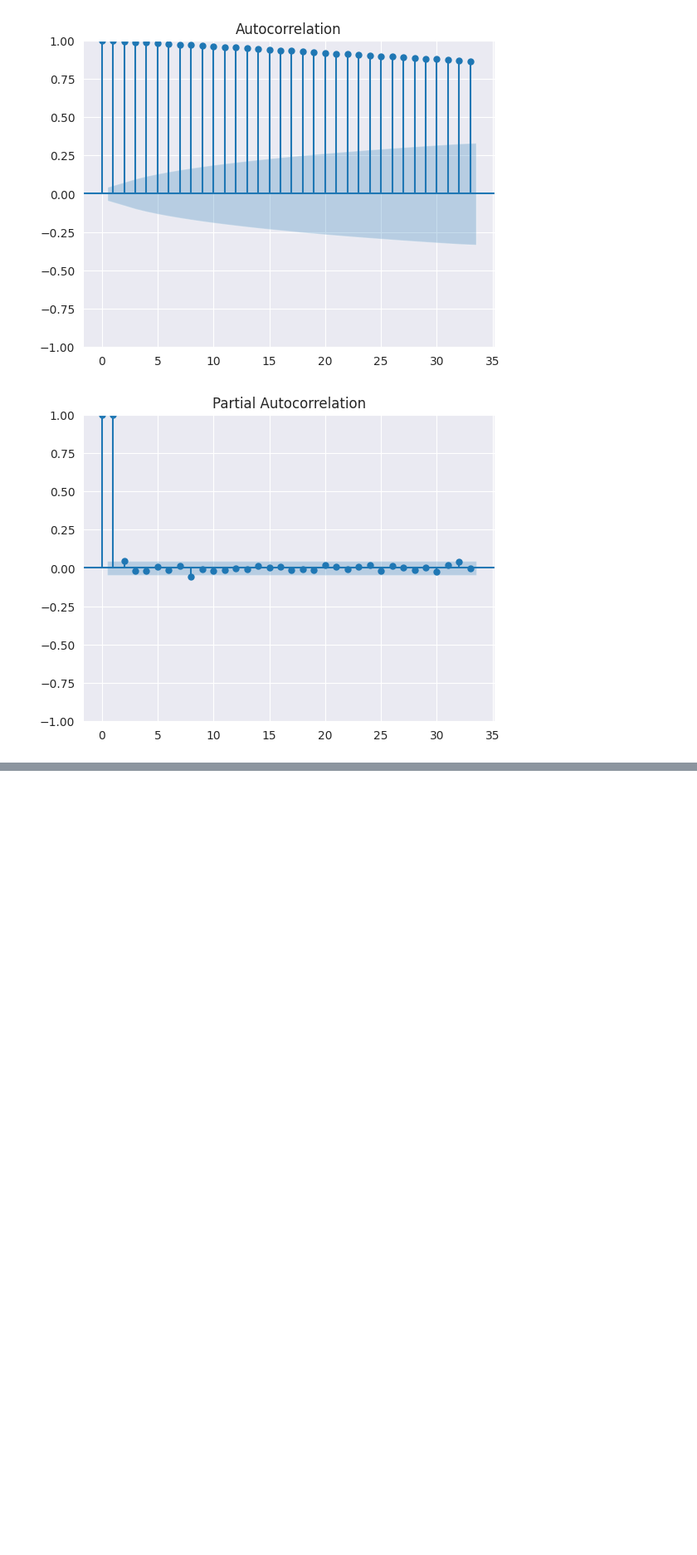
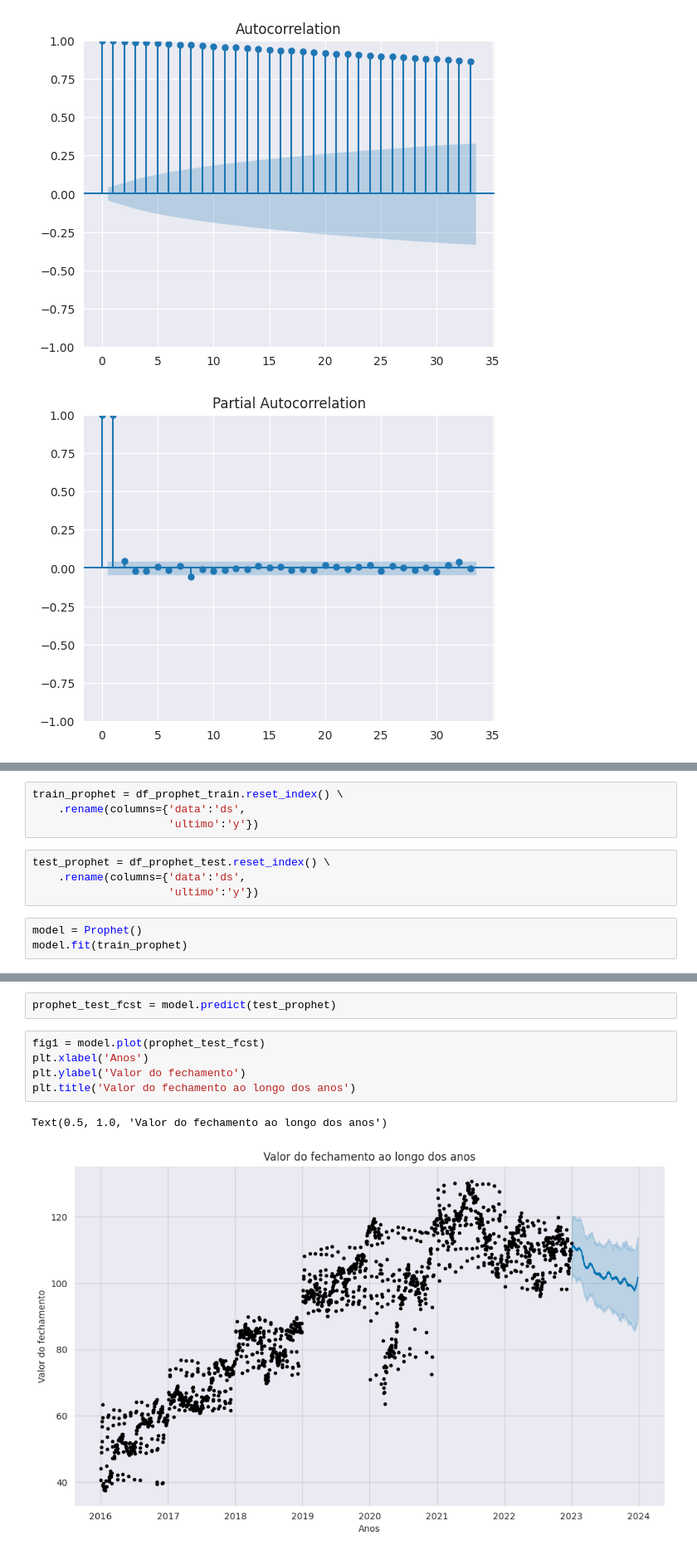
Before and after one commit to thaynnaraluciano/techChallenge2, a Jupyter notebook: TechChallenge_8anos.ipynb, the cells around one changed output, grey strips where cells are left out. Shown at 83% size. Cells and saved outputs as stored; diff of their text form; blank space fills up the shorter version.

```diff
--- a/TechChallenge_8anos.ipynb
+++ b/TechChallenge_8anos.ipynb
@@ -472,0 +623,11 @@ plt.show()
+# %%
+train_prophet = df_prophet_train.reset_index() \
+    .rename(columns={'data':'ds',
+                     'ultimo':'y'})
+# %%
+test_prophet = df_prophet_test.reset_index() \
+    .rename(columns={'data':'ds',
+                     'ultimo':'y'})
+# %%
+model = Prophet()
+model.fit(train_prophet)
@@ -472,0 +646,10 @@ plt.show()
+# %%
+prophet_test_fcst = model.predict(test_prophet)
+# %%
+fig1 = model.plot(prophet_test_fcst)
+plt.xlabel('Anos')
+plt.ylabel('Valor do fechamento')
+plt.title('Valor do fechamento ao longo dos anos')
+# %% [output]
+Text(0.5, 1.0, 'Valor do fechamento ao longo dos anos')
+[figure, added]
```
Also changed, not shown: parts of 38 cells of this notebook.
